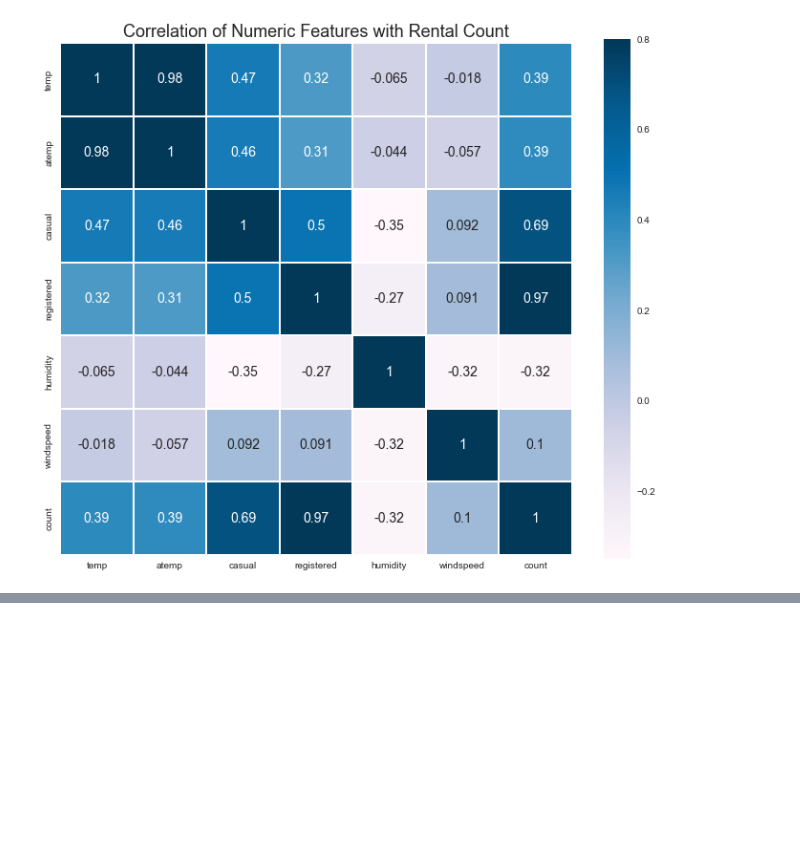
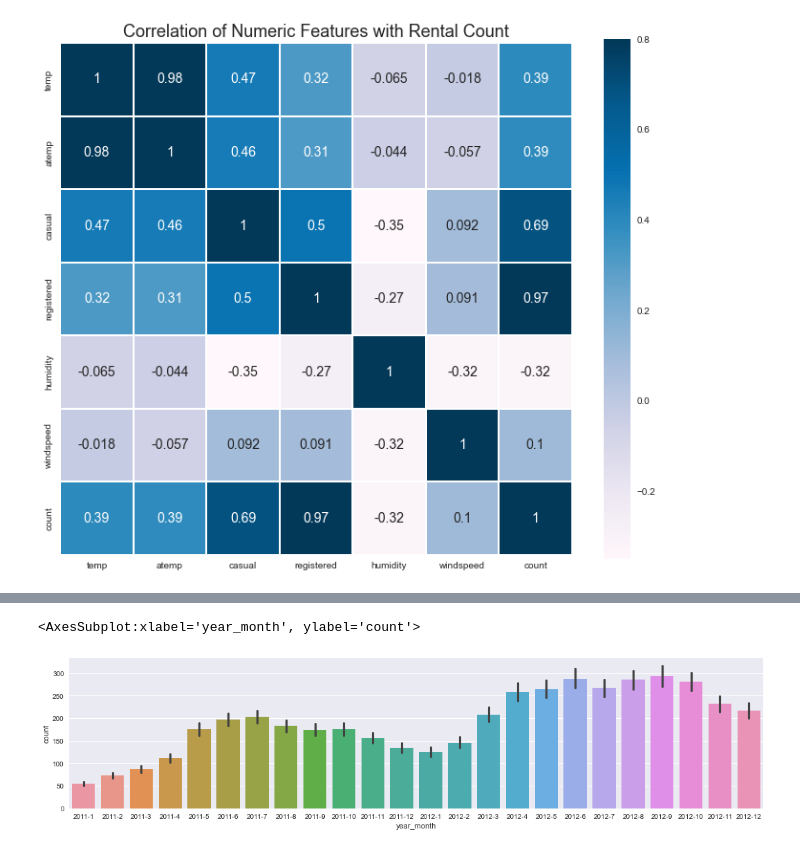
Before and after one commit to MyungHyun-Ahn/Bike_Sharing_Demand, a Jupyter notebook: data_ visualization.ipynb, the cells around one changed output, grey strips where cells are left out. Saved outputs shown, nothing was run; the diff lists cells and outputs as text; code cells hidden in the pictures; blank space fills up the shorter version.

```diff
--- a/data_ visualization.ipynb
+++ b/data_ visualization.ipynb
@@ -215,0 +245,8 @@ sns.heatmap(corr_data.corr(), vmax=.8, linewidths=0.1, square=True, annot=True,
+# %%
+def concatenate_year_month(datetime):
+    return "{0}-{1}".format(datetime.year, datetime.month)
+
+df_train["year_month"] = df_train["datetime"].apply(concatenate_year_month)
+df_test["year_month"] = df_test["datetime"].apply(concatenate_year_month)
+
+df_train[['datetime', 'year_month']].head()
@@ -215,0 +260,6 @@ sns.heatmap(corr_data.corr(), vmax=.8, linewidths=0.1, square=True, annot=True,
+# %%
+fig, ax = plt.subplots(figsize=(18, 4))
+sns.barplot(data=df_train, y='count', x='year_month')
+# %% [output]
+<AxesSubplot:xlabel='year_month', ylabel='count'>
+[figure, added]
```
Also changed, not shown: parts of 11 cells of this notebook.
